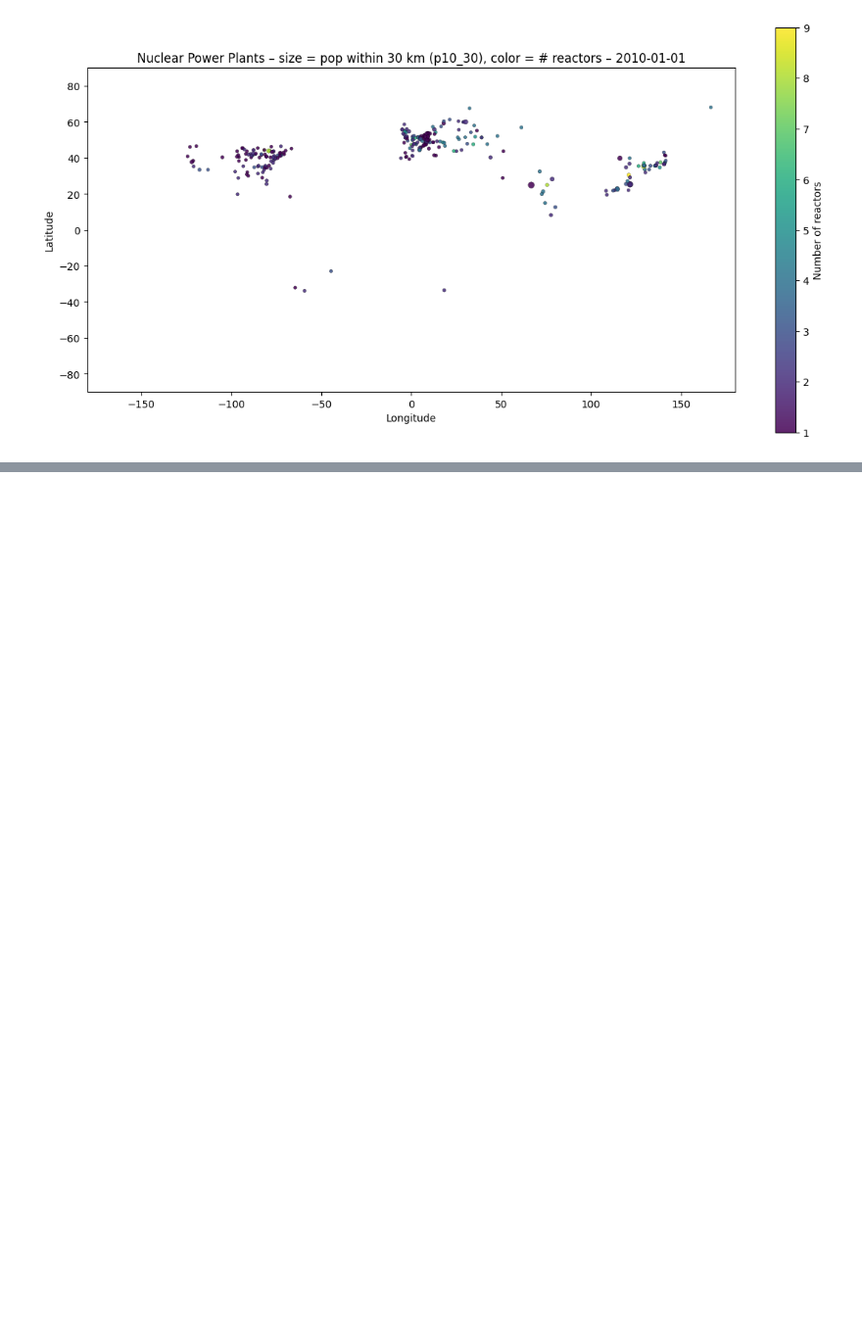
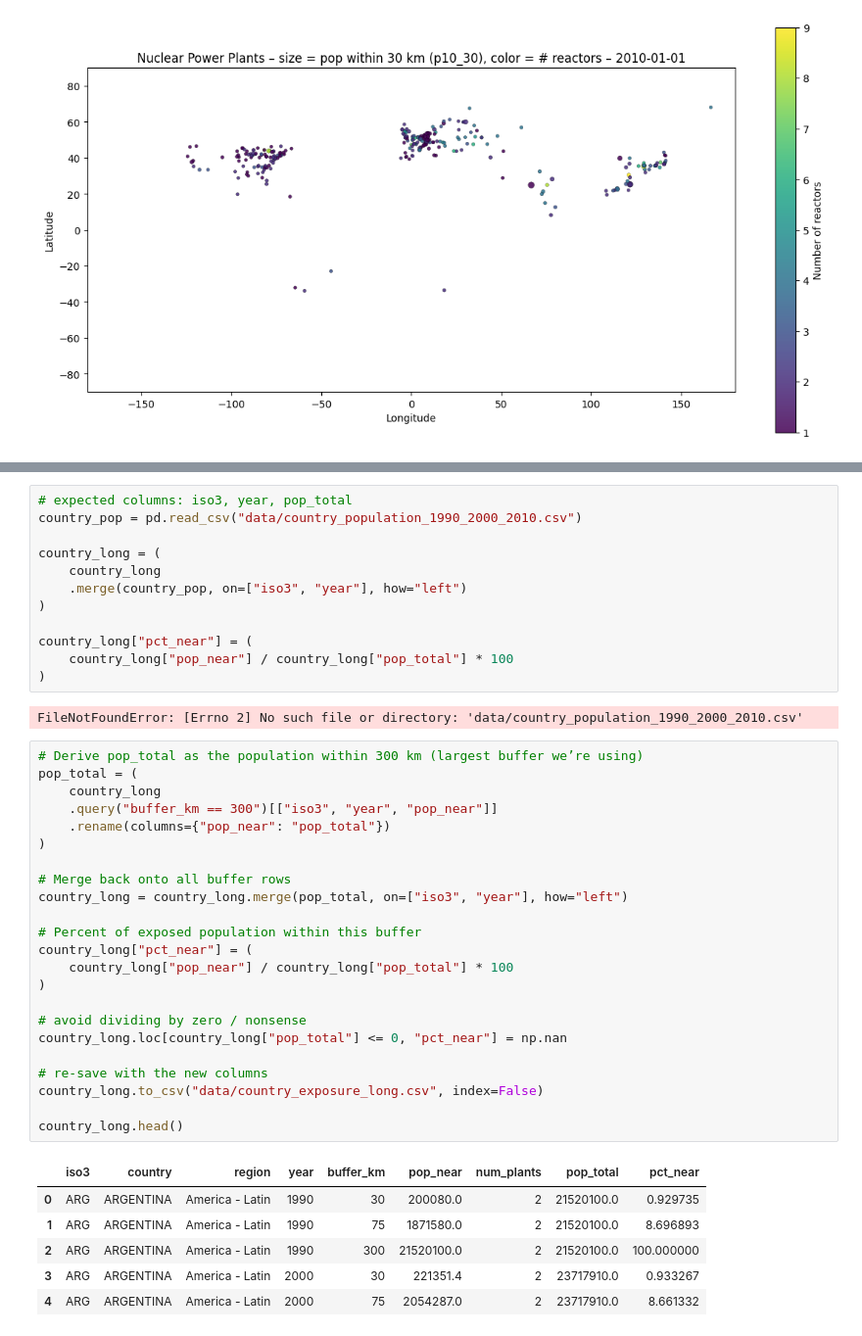
Before and after one commit to uzairgheewala/dsc106_proj3, a Jupyter notebook: Explore.ipynb, the cells around one changed output, grey strips where cells are left out. Shown: that part at 98% size. Cells and saved outputs as stored; diff of their text form; blank space fills up the shorter version.

```diff
--- a/Explore.ipynb
+++ b/Explore.ipynb
@@ -326,0 +593,44 @@ plot_plants_over_gibs()
+# %%
+# expected columns: iso3, year, pop_total
+country_pop = pd.read_csv("data/country_population_1990_2000_2010.csv")
+
+country_long = (
+    country_long
+    .merge(country_pop, on=["iso3", "year"], how="left")
+)
+
+country_long["pct_near"] = (
+    country_long["pop_near"] / country_long["pop_total"] * 100
+)
+# %% [output]
+FileNotFoundError: [Errno 2] No such file or directory: 'data/country_population_1990_2000_2010.csv'
+# %%
+# Derive pop_total as the population within 300 km (largest buffer we’re using)
+pop_total = (
+    country_long
+    .query("buffer_km == 300")[["iso3", "year", "pop_near"]]
+    .rename(columns={"pop_near": "pop_total"})
+)
+
+# Merge back onto all buffer rows
+country_long = country_long.merge(pop_total, on=["iso3", "year"], how="left")
+
+# Percent of exposed population within this buffer
+country_long["pct_near"] = (
+    country_long["pop_near"] / country_long["pop_total"] * 100
+)
+
+# avoid dividing by zero / nonsense
+country_long.loc[country_long["pop_total"] <= 0, "pct_near"] = np.nan
+
+# re-save with the new columns
+country_long.to_csv("data/country_exposure_long.csv", index=False)
+
+country_long.head()
+# %% [output]
+|  | iso3 | country | region | year | buffer_km | pop_near | num_plants | pop_total | pct_near |
+| 0 | ARG | ARGENTINA | America - Latin | 1990 | 30 | 200080.0 | 2 | 21520100.0 | 0.929735 |
+| 1 | ARG | ARGENTINA | America - Latin | 1990 | 75 | 1871580.0 | 2 | 21520100.0 | 8.696893 |
+| 2 | ARG | ARGENTINA | America - Latin | 1990 | 300 | 21520100.0 | 2 | 21520100.0 | 100.000000 |
+| 3 | ARG | ARGENTINA | America - Latin | 2000 | 30 | 221351.4 | 2 | 23717910.0 | 0.933267 |
+| 4 | ARG | ARGENTINA | America - Latin | 2000 | 75 | 2054287.0 | 2 | 23717910.0 | 8.661332 |
```
Also changed, not shown: parts of 7 cells of this notebook, 1 other file.
